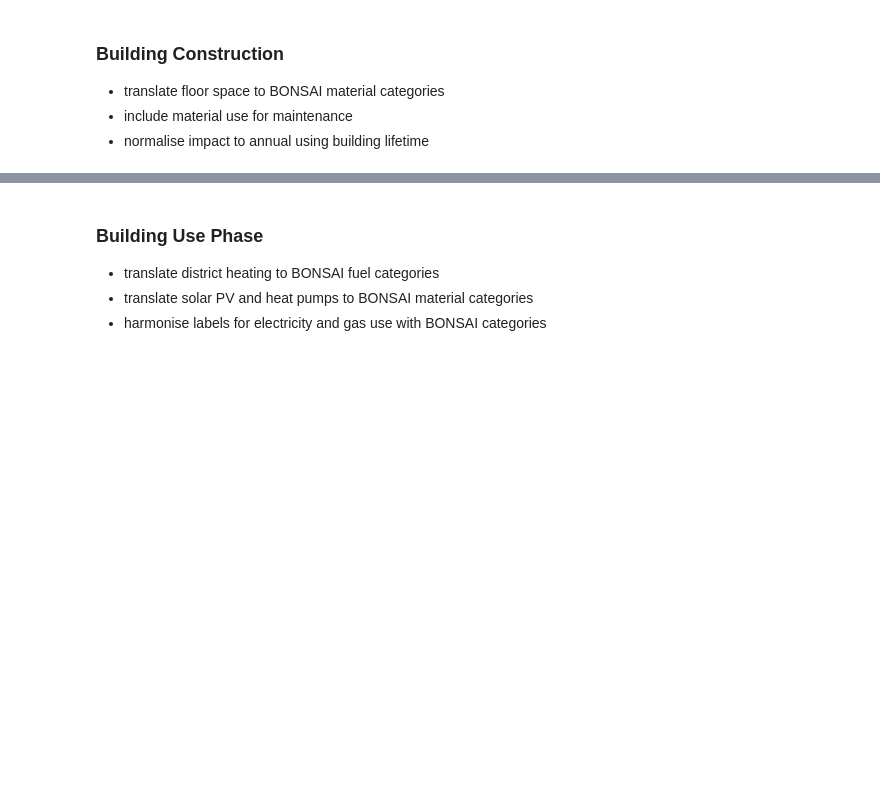
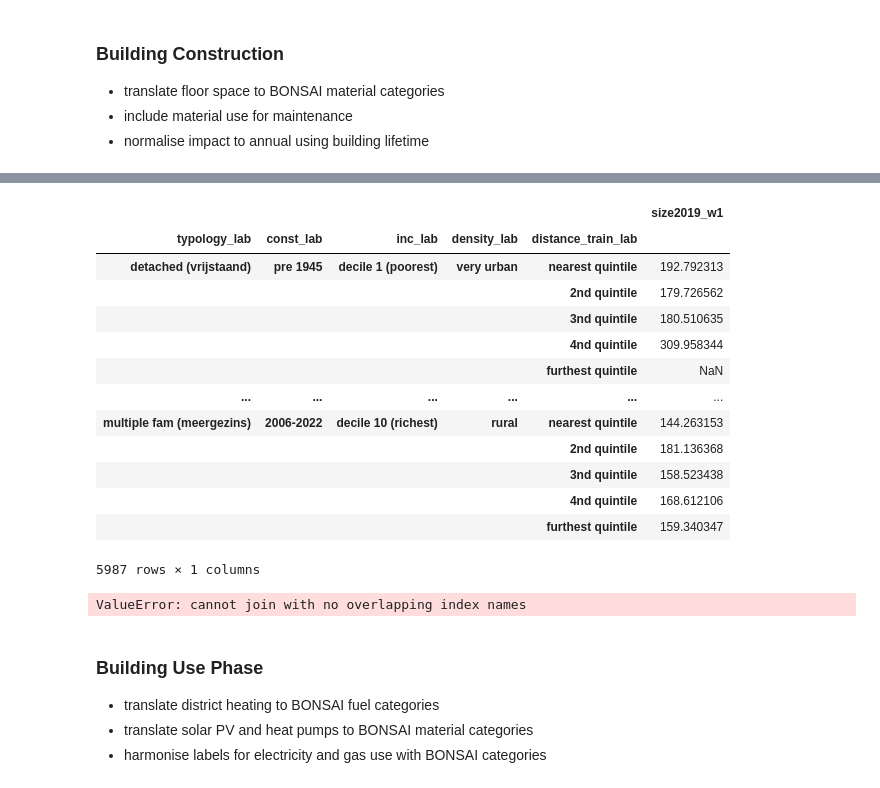
Before and after one commit to MiraVos/housing-footprints, a Jupyter notebook: footprints_main.ipynb, the cells around one changed output, grey strips where cells are left out. Drawn from its saved outputs; the diff is of its cells as text; code cells hidden in the pictures; blank space fills up the shorter version.

```diff
--- a/footprints_main.ipynb
+++ b/footprints_main.ipynb
@@ -161,0 +219,2 @@ mi_buildings.drop(['industry', 'office', 'services', 'shop'], axis=0, level=0, i
+# %%
+use_m2 = use['size2019_w1'].reorder_levels(['typology_lab', 'const_lab', 'inc_lab', "density_lab", "distance_train_lab"])
@@ -178,4 +253,25 @@ mi_buildings
 |  | pre 1945 | 1.374126 | 0.378549 | 165.628617 | 1144.317289 | 0.351494 | 5.121547 | ... |
+# %%
+use_m2
+# %% [output]
+|  |  |  |  |  | size2019_w1 |
+| typology_lab | const_lab | inc_lab | density_lab | distance_train_lab |  |
+| detached (vrijstaand) | pre 1945 | decile 1 (poorest) | very urban | nearest quintile | 192.792313 |
+|  |  |  |  | 2nd quintile | 179.726562 |
+|  |  |  |  | 3nd quintile | 180.510635 |
+|  |  |  |  | 4nd quintile | 309.958344 |
+|  |  |  |  | furthest quintile | NaN |
+| ... | ... | ... | ... | ... | ... |
+| multiple fam (meergezins) | 2006-2022 | decile 10 (richest) | rural | nearest quintile | 144.263153 |
+|  |  |  |  | 2nd quintile | 181.136368 |
+|  |  |  |  | 3nd quintile | 158.523438 |
+|  |  |  |  | 4nd quintile | 168.612106 |
+|  |  |  |  | furthest quintile | 159.340347 |
+5987 rows × 1 columns
+# %%
+use_m2.multiply(mi_buildings.reindex(use_m2.index, method="ffill"), level=[0,1])
+# %% [output]
+ValueError: cannot join with no overlapping index names
 # %%
 m_plot = mi_buildings.copy()
 m_plot.index = [str(i) + ' ' + str(j) for i, j in m_plot.index]
```
Also changed, not shown: parts of 9 cells of this notebook, 4 other files.
